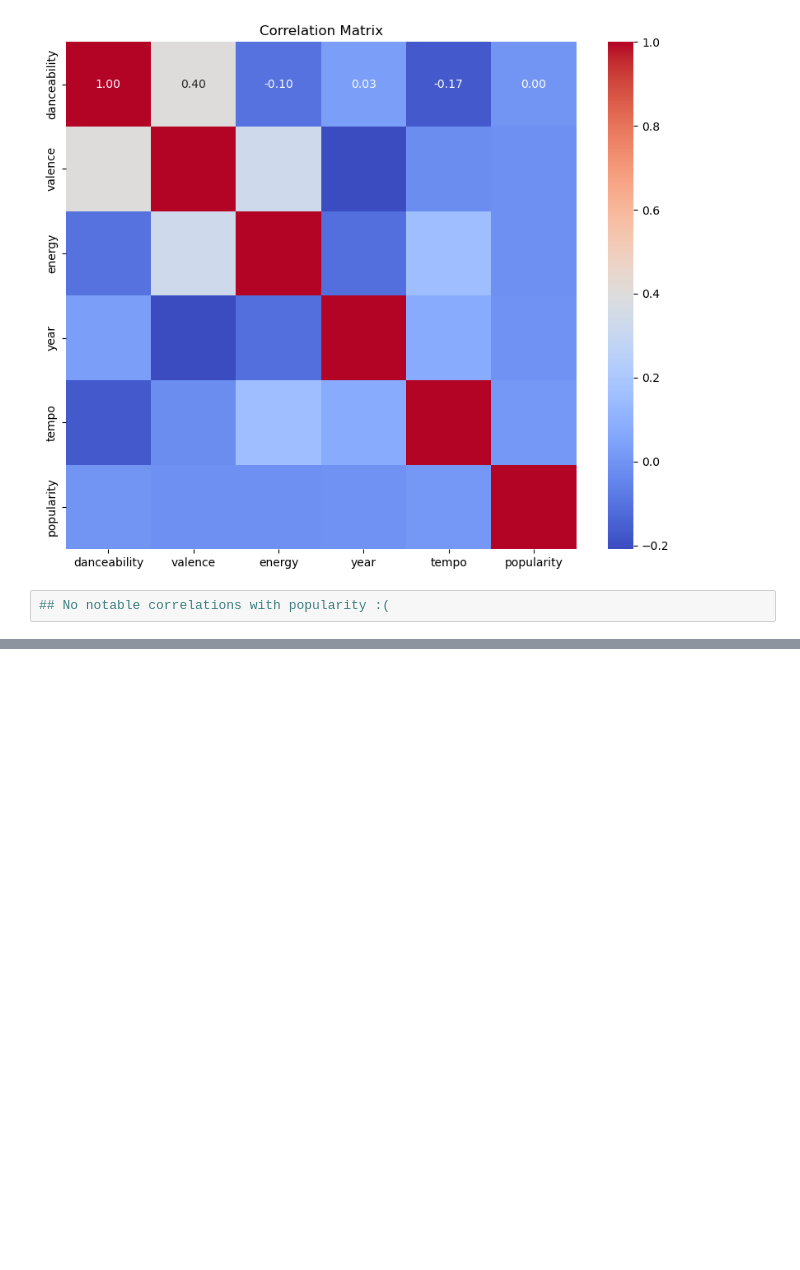
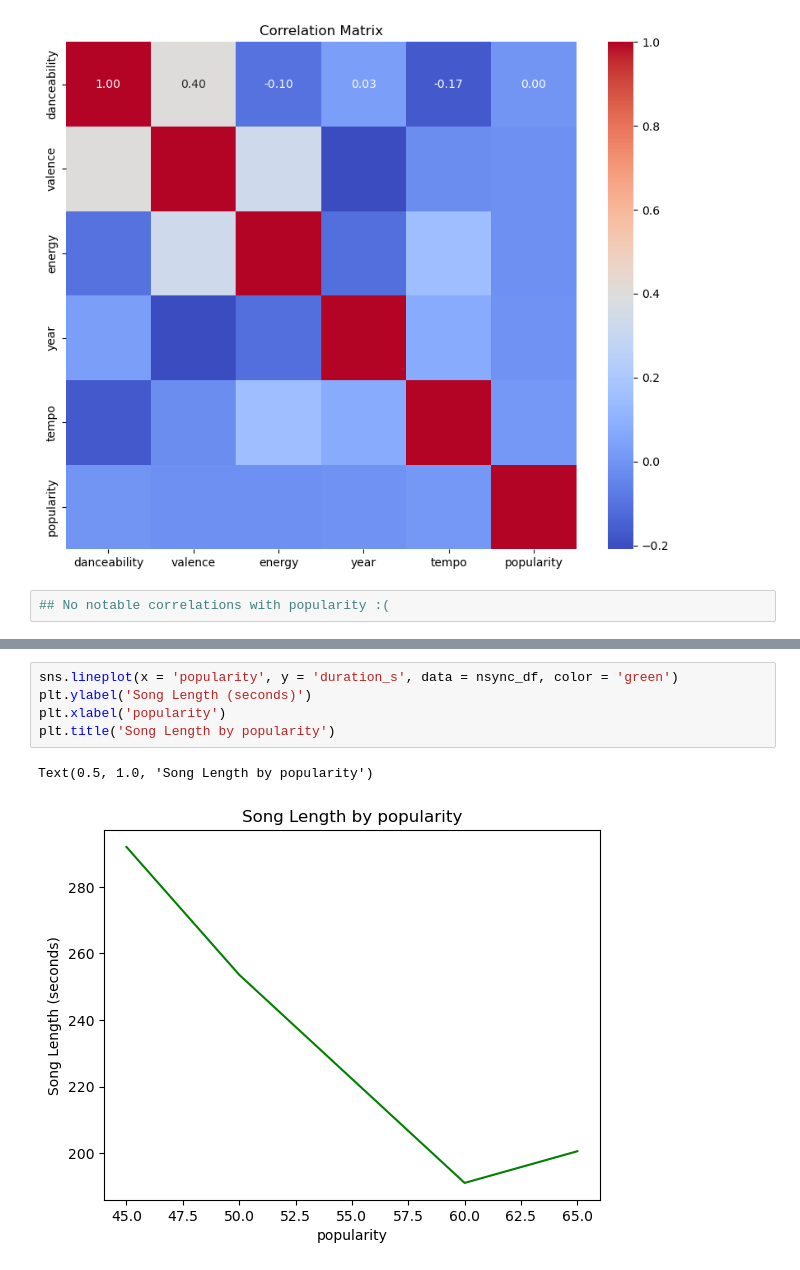
Before and after one commit to ricvall/FDS_Project, a Jupyter notebook: fds2_proj.ipynb, the cells around one changed output, grey strips where cells are left out. Drawn from its saved outputs; the diff is of its cells as text; blank space fills up the shorter version.

```diff
--- a/fds2_proj.ipynb
+++ b/fds2_proj.ipynb
@@ -305,0 +343,8 @@ popularity        0.000443 -0.011589 -0.012853 -0.005724  0.011369    1.000000
+# %%
+sns.lineplot(x = 'popularity', y = 'duration_s', data = nsync_df, color = 'green')
+plt.ylabel('Song Length (seconds)')
+plt.xlabel('popularity')
+plt.title('Song Length by popularity')
+# %% [output]
+Text(0.5, 1.0, 'Song Length by popularity')
+[figure, added]
```
Also changed, not shown: parts of 27 cells of this notebook.
